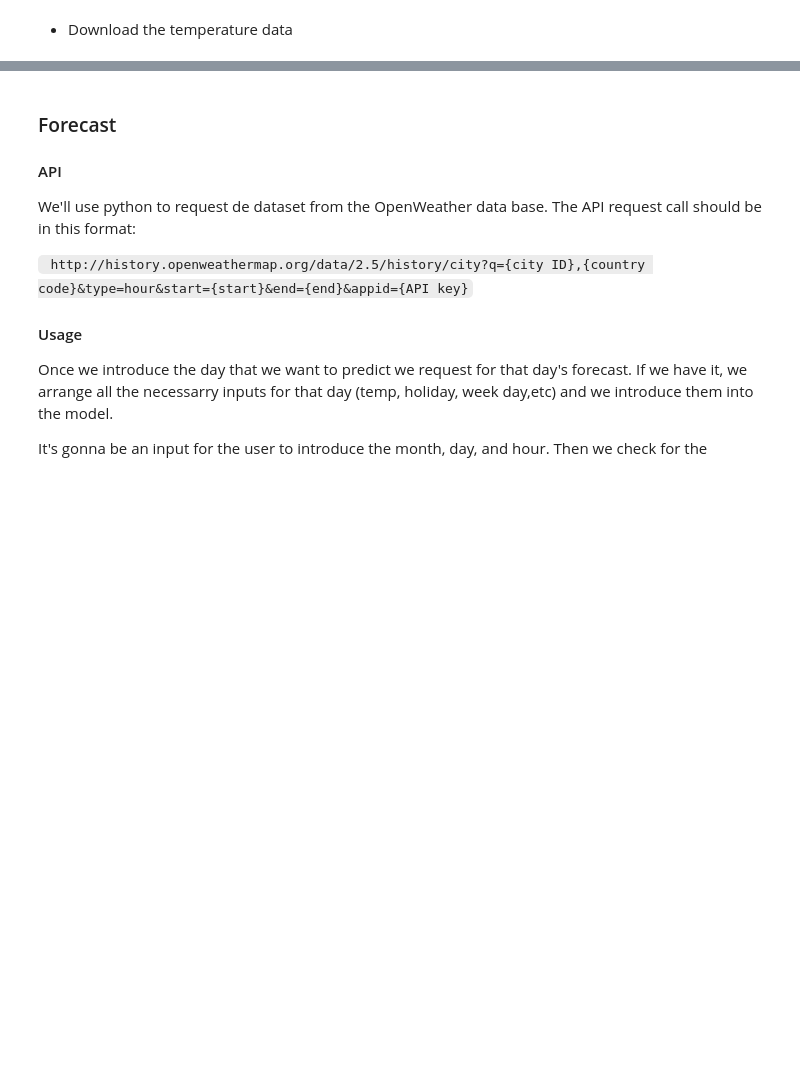
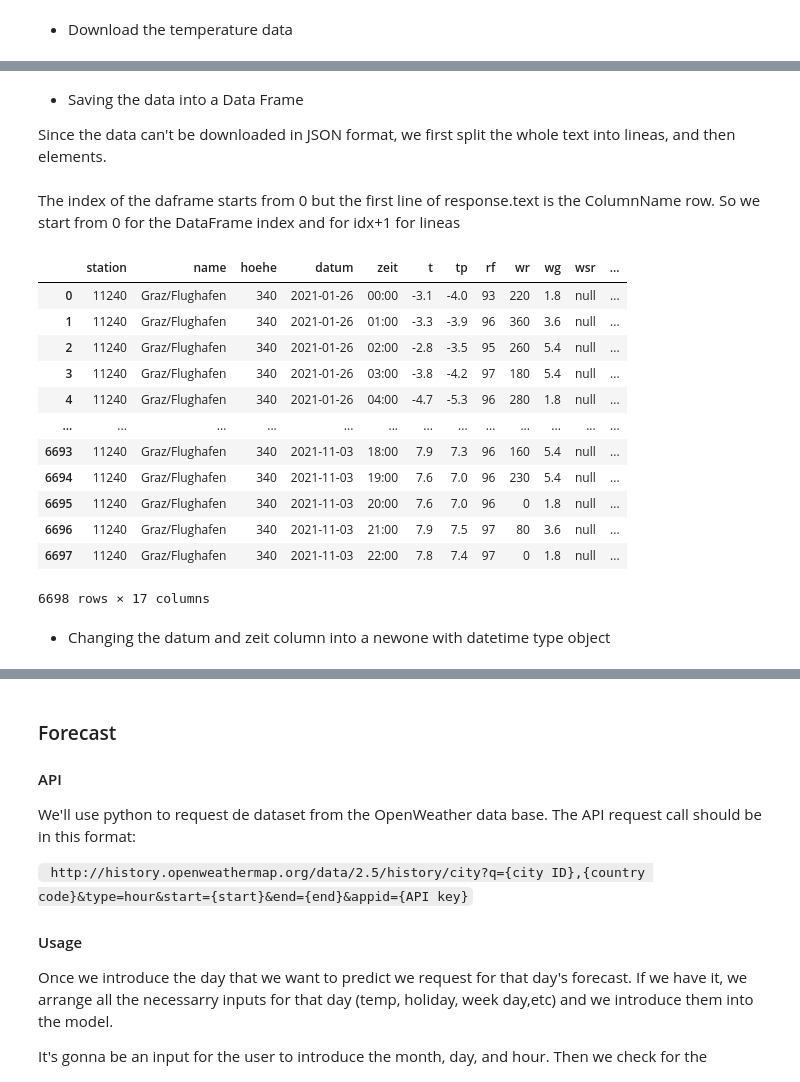
Before and after one commit to matias-dogliani/energybuild, a Jupyter notebook: DataSet_Weather.ipynb, the cells around one changed output, grey strips where cells are left out. Drawn from its saved outputs; the diff is of its cells as text; code cells hidden in the pictures; blank space fills up the shorter version.

Commit message:
Create the dataFrame - Add datetime objects

```diff
--- a/DataSet_Weather.ipynb
+++ b/DataSet_Weather.ipynb
@@ -61,5 +81,9 @@ print(day_count.days)
 # %% [markdown]
 As the `[daycount]` field for API Query doesn't allow hours, if we have any hours of difference between the start day and the end day, we add an extra day. Then in the data frame matching we'll delethe the extra hours for the extra day.
-# %%
-if day_count.hours > 0:
-    day_count.days += 1
+# %%
+dayCount=0
+if day_count.seconds //3600 > 0:
+    dayCount = day_count.days + 1
+else:
+    dayCount = day_count.days
+print(dayCount)
@@ -67,14 +93,14 @@ if day_count.hours > 0:
 * Download the temperature data
 # %%
 station = '11240' #GRAZ
-field = 't'  #Temperatuer
+field = 'all'  #Temperatuer
 days_count = str(day_count.days)
 
 URL = "http://at-wetter.tk/api/v1/station/"
 URL += station
 URL += "/" + field
 URL += "/" + str(end_date.year) + "-" + str(end_date.month) + "-" + str(end_date.day)
-URL += "/" + days_count
+URL += "/" + str(dayCount)
 response = rq.request("GET", URL)
 
 print(URL)
@@ -91,0 +115,30 @@ tempdf.head()
+# %% [markdown]
+* Saving the data into a Data Frame
+
+Since the data can't be downloaded in JSON format, we first split the whole text into lineas, and then elements.
+# %%
+lines = response.text.splitlines()
+ColumnNames = [ (col.replace("'",'')) for col in lines[0].split(";") ]
+WeatDataFrame = pd.DataFrame(columns=ColumnNames, index=range(len(lines)-2)) # -1 cause the columnames and -1 again cuase it starts from 0
+# %% [markdown]
+The index of the daframe starts from 0 but the first line of response.text is the ColumnName row. So we start from 0 for the DataFrame index and for idx+1 for lineas
+# %%
+for idx in range(len(lines)-2):
+    WeatDataFrame.iloc[idx] = [ (col.replace("'",'')) for col in lines[idx+1].split(";") ]
+WeatDataFrame
+# %% [output]
+|  | station | name | hoehe | datum | zeit | t | tp | rf | wr | wg | wsr | ... |
+| 0 | 11240 | Graz/Flughafen | 340 | 2021-01-26 | 00:00 | -3.1 | -4.0 | 93 | 220 | 1.8 | null | ... |
+| 1 | 11240 | Graz/Flughafen | 340 | 2021-01-26 | 01:00 | -3.3 | -3.9 | 96 | 360 | 3.6 | null | ... |
+| 2 | 11240 | Graz/Flughafen | 340 | 2021-01-26 | 02:00 | -2.8 | -3.5 | 95 | 260 | 5.4 | null | ... |
+| 3 | 11240 | Graz/Flughafen | 340 | 2021-01-26 | 03:00 | -3.8 | -4.2 | 97 | 180 | 5.4 | null | ... |
+| 4 | 11240 | Graz/Flughafen | 340 | 2021-01-26 | 04:00 | -4.7 | -5.3 | 96 | 280 | 1.8 | null | ... |
+| ... | ... | ... | ... | ... | ... | ... | ... | ... | ... | ... | ... | ... |
+| 6693 | 11240 | Graz/Flughafen | 340 | 2021-11-03 | 18:00 | 7.9 | 7.3 | 96 | 160 | 5.4 | null | ... |
+| 6694 | 11240 | Graz/Flughafen | 340 | 2021-11-03 | 19:00 | 7.6 | 7.0 | 96 | 230 | 5.4 | null | ... |
+| 6695 | 11240 | Graz/Flughafen | 340 | 2021-11-03 | 20:00 | 7.6 | 7.0 | 96 | 0 | 1.8 | null | ... |
+| 6696 | 11240 | Graz/Flughafen | 340 | 2021-11-03 | 21:00 | 7.9 | 7.5 | 97 | 80 | 3.6 | null | ... |
+| 6697 | 11240 | Graz/Flughafen | 340 | 2021-11-03 | 22:00 | 7.8 | 7.4 | 97 | 0 | 1.8 | null | ... |
+6698 rows × 17 columns
+# %% [markdown]
+* Changing the datum and zeit column into a newone with datetime type object
```
Also changed, not shown: parts of 14 cells of this notebook.
